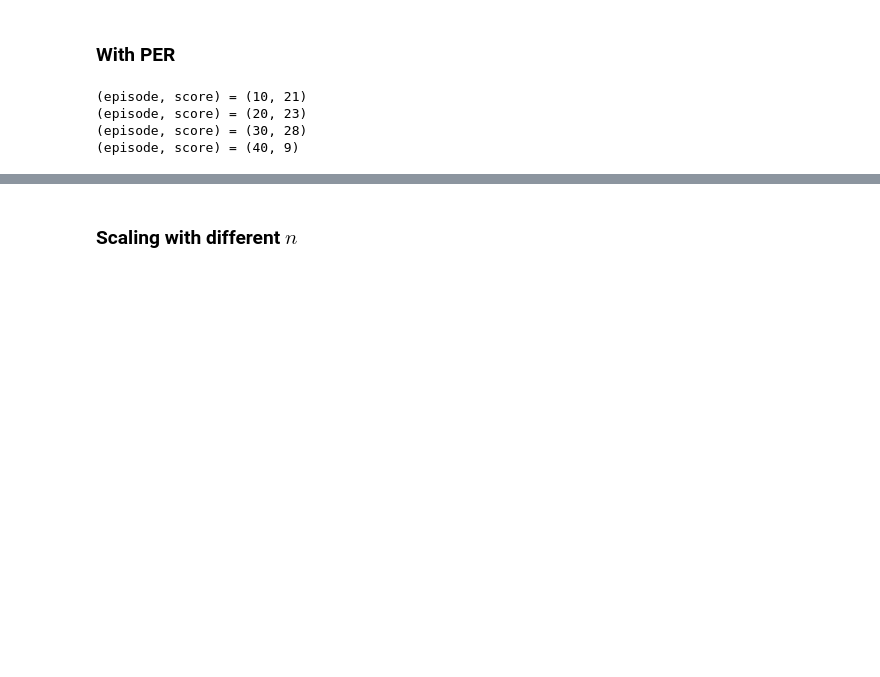
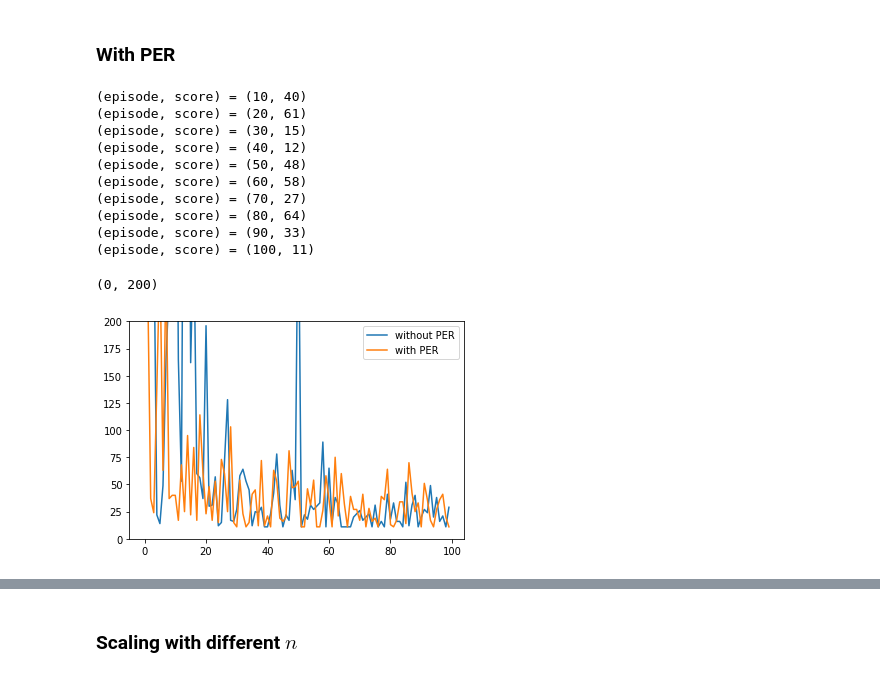
Before and after one commit to Khev/RL-practice-keras, a Jupyter notebook: prioritised_replay/blind_cliffwalk.ipynb, the cells around one changed output, grey strips where cells are left out. Drawn from its saved outputs; the diff is of its cells as text; code cells hidden in the pictures; blank space fills up the shorter version.

```diff
--- a/prioritised_replay/blind_cliffwalk.ipynb
+++ b/prioritised_replay/blind_cliffwalk.ipynb
@@ -100,7 +100,7 @@ from blind_cliffwalk import Env
 
 
 #Environment
-num_states = 10
+num_states = 12
 env = Env(num_states)
 num_states = env.observation_space
 num_actions = env.action_space
@@ -127,35 +127,44 @@ for e in range(1,EPISODES+1):
     step = 0
     while not done:
 
         # env.render()
         state = np.reshape(state, [1, num_states])  #reshape for keras
         action = agent.act(state)
         next_state, reward, done, _ = env.step(state[0], action)
         next_state = to_categorical(next_state,num_states)
         reward_sum += reward
         agent.remember(state[0], action, reward, next_state, done)
         state = next_state
         #print state, action
 
         if agent.buffer.num_memories() > learning_start:
             agent.replay(prioritised = True)                       #update the behavior model
             agent.soft_update_target_network()   #update the target model every C timesteps
 
         #iterate
         step += 1
         if done:
             break
 
     #Learn & print results
-    scores.append(step)
+    scores1.append(step)
     agent.epsilon = max(agent.epsilon*decay_factor,epsilon_min)
     if e % 10 == 0:
         print '(episode, score) = ' + str((e,step))
 plt.plot(scores)
 plt.plot(scores1)
 plt.legend(['without PER', 'with PER'])
+plt.ylim([0,200])
 # %% [output]
-(episode, score) = (10, 21)
-(episode, score) = (20, 23)
-(episode, score) = (30, 28)
-(episode, score) = (40, 9)
+(episode, score) = (10, 40)
+(episode, score) = (20, 61)
+(episode, score) = (30, 15)
+(episode, score) = (40, 12)
+(episode, score) = (50, 48)
+(episode, score) = (60, 58)
+(episode, score) = (70, 27)
+(episode, score) = (80, 64)
+(episode, score) = (90, 33)
+(episode, score) = (100, 11)
+(0, 200)
+[figure, added]
```
Also changed, not shown: parts of 3 cells of this notebook, 1 other file.
